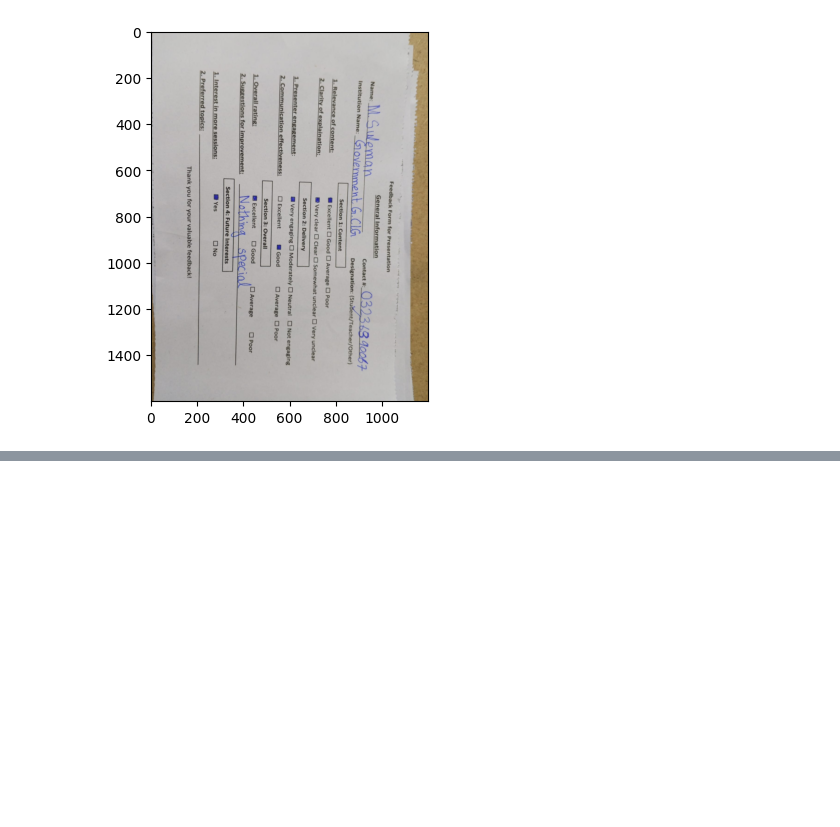
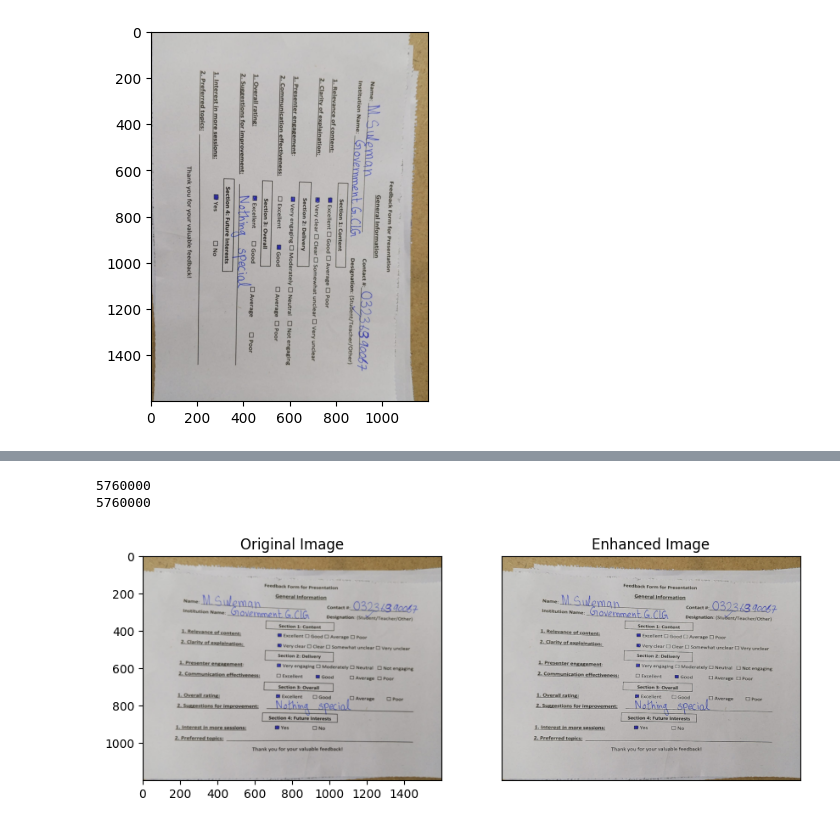
Before and after one commit to Mubashar-Bashir/AgenticAI, a Jupyter notebook: 01_hello_agent_OpenAi_Agent_SDK_Feedback.ipynb, the cells around one changed output, grey strips where cells are left out. Saved outputs shown, nothing was run; the diff lists cells and outputs as text; code cells hidden in the pictures; blank space fills up the shorter version.

```diff
--- a/01_hello_agent_OpenAi_Agent_SDK_Feedback.ipynb
+++ b/01_hello_agent_OpenAi_Agent_SDK_Feedback.ipynb
@@ -371,0 +720,47 @@ except Exception as e:
+# %%
+#sharpen the image jpeg
+from PIL import Image, ImageEnhance
+image = Image.open(image_path)
+enhancer = ImageEnhance.Sharpness(image)
+# enhance 10x
+enhanced_image = enhancer.enhance(10)
+enhanced_image = np.array(enhanced_image)
+#clear enhanced_image more readable
+enhanced_image = enhanced_image.astype(np.uint8)
+# enhanced_image = Image.fromarray(enhanced_image)
+#show side by side differnce of images before and after effects
+fig, axs = plt.subplots(1, 2, figsize=(10, 5))
+orig_image = np.rot90(orig_image, k=1)
+axs[0].imshow(orig_image)
+axs[0].set_title('Original Image')
+plt.xticks([])
+plt.yticks([])
+# size of this image
+print(orig_image.size)
+
+
+# rotate images anticlock 90 degree
+enhanced_image = np.rot90(enhanced_image, k=1)
+axs[1].imshow(enhanced_image)
+axs[1].set_title('Enhanced Image')
+plt.xticks([])
+plt.yticks([])
+# size of this image
+print(enhanced_image.size)
+
+
+
+# plt.show()
+
+# remove x-axis and y-axis Numbering
+
+# #rotate image anticlock wise 90
+# image = np.rot90(enhanced_image, k=1, )
+# plt.imshow(enhanced_image)
+# #size of this image before and after enhancement
+# print(image.size)
+# print(enhanced_image.size)
+# %% [output]
+5760000
+5760000
+[figure, added]
```
Also changed, not shown: parts of 16 cells of this notebook.
